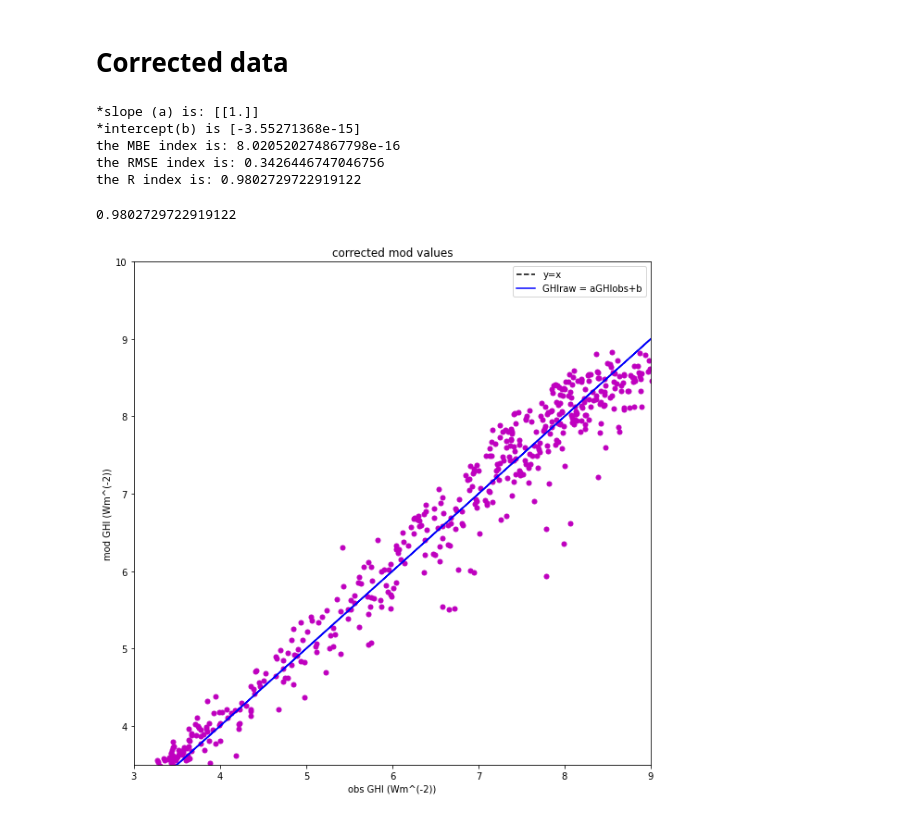
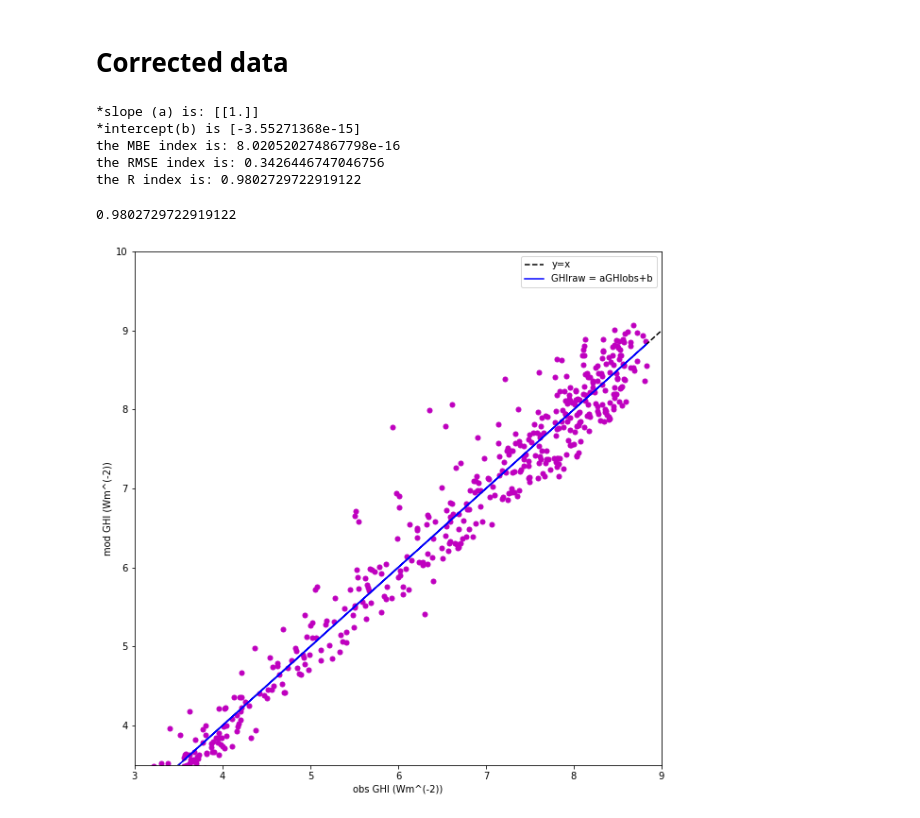
Before and after one commit to nadezsha/atmospheric-physics, a Jupyter notebook: GHI.ipynb, the cells around one changed output. Drawn from its saved outputs; the diff is of its cells as text; code cells hidden in the pictures.

```diff
--- a/GHI.ipynb
+++ b/GHI.ipynb
@@ -36,7 +36,7 @@ def scatter(raw,obs,z):
     plt.ylim(bottom=min(raw), top=max(raw))
     plt.xlim(left=min(obs), right=max(obs))
 
-    model = LinearRegression().fit(raw.values.reshape(-1,1), obs.values.reshape((-1, 1)))
+    model = LinearRegression().fit(obs.values.reshape(-1,1), raw.values.reshape((-1, 1)))
     yn = (model.coef_[0][0])*obs + (model.intercept_)
     plt.plot(obs, yn,'-', color= 'blue', label ="GHIraw = aGHIobs+b") #r
     plt.xlim(left=3, right=9)
@@ -103,16 +103,15 @@ the R index is: 0.98039363927063
 #correcting the satellite data
 GHIcor = data['GHIraw'] - ((p1[0][0] - 1)*data['GHIobs'] +  p11)
 # %%
-scatter(data['GHIobs'],GHIcor,'m')
-plt.title('corrected mod values')
+scatter(GHIcor,data['GHIobs'],'m')
 MBE('cor', GHIcor, data['GHIobs'])
 RMSE('cor2',GHIcor,data['GHIobs'])
 R(GHIcor,data['GHIobs'])
 # %% [output]
 *slope (a) is: [[1.]]
 *intercept(b) is [-3.55271368e-15]
 the MBE index is: 8.020520274867798e-16
 the RMSE index is: 0.3426446747046756
 the R index is: 0.9802729722919122
 0.9802729722919122
-[figure, old version]
+[figure, new version]
```
